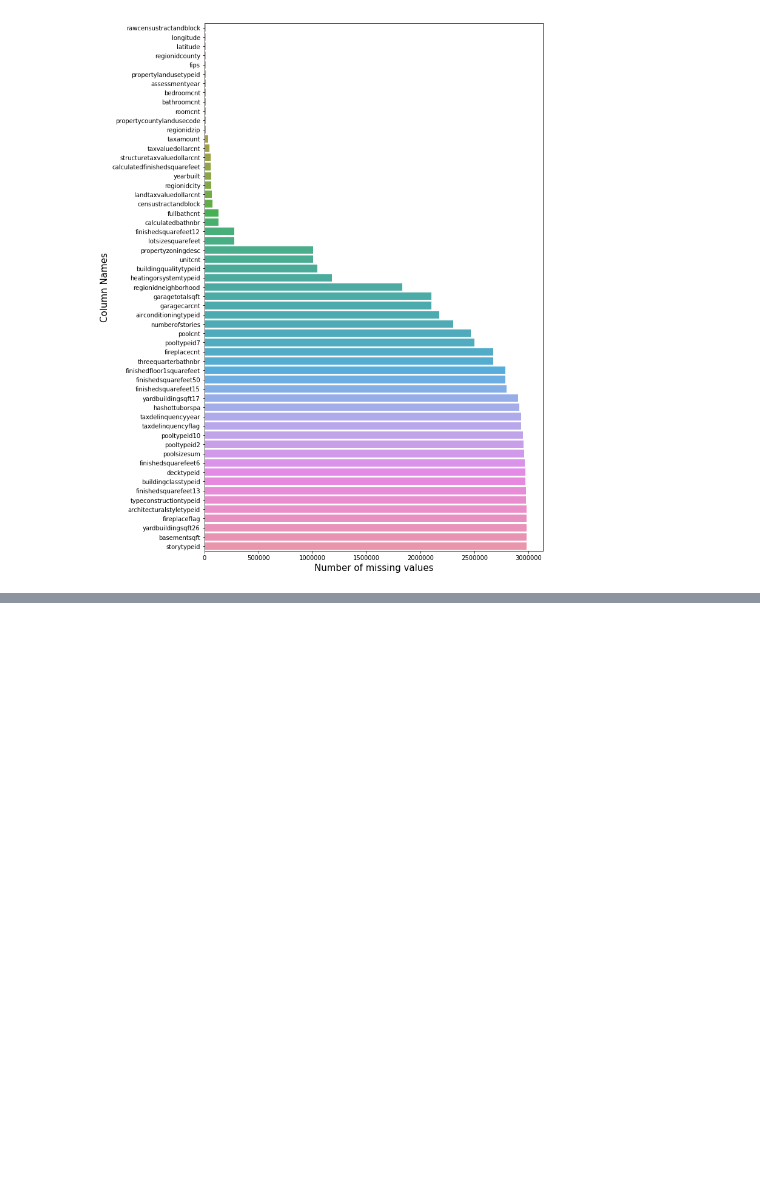
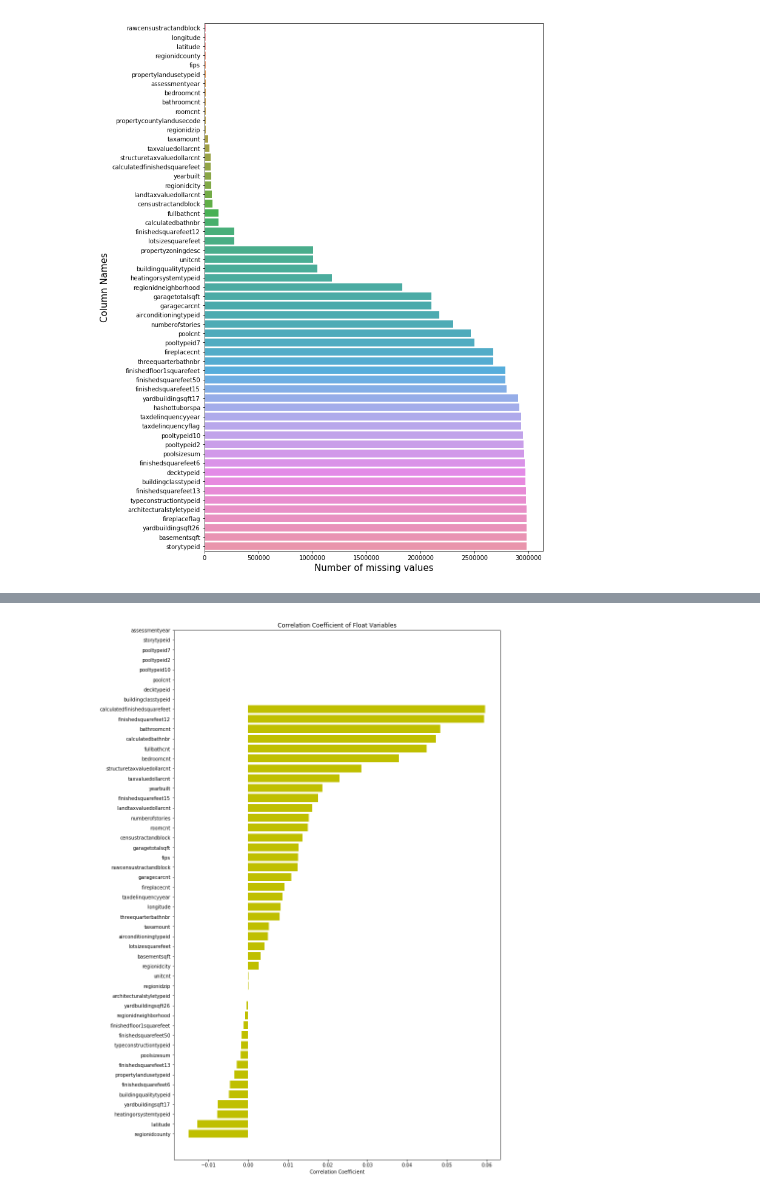
Before and after one commit to gavin-wustl/zestimate_home_value_prediction, a Jupyter notebook: home_value_prediction.ipynb, the cells around one changed output, grey strips where cells are left out. Drawn from its saved outputs; the diff is of its cells as text; code cells hidden in the pictures; blank space fills up the shorter version.

Commit message:
calculatedfinishedsquarefeet

```diff
--- a/home_value_prediction.ipynb
+++ b/home_value_prediction.ipynb
@@ -154,0 +174,5 @@ plt.show()
+# %%
+# joining the two tables together using parcelid
+
+train_df_copy = pd.merge(train_df_copy, prop_df, on='parcelid', how='left')
+train_df_copy.head()
@@ -154,0 +232,32 @@ plt.show()
+# %%
+# impute the missing values with mean, in order to compute the correlation coefficients'
+
+mean_values = train_df_copy.mean()
+train_df_copy_new = train_df_copy.fillna(mean_values)
+train_df_copy.fillna(mean_values, inplace=True)
+
+# calculate correlation coefficient for each of these variables
+x_cols = [col for col in train_df_copy_new.columns if col not in ['logerror'] if train_df_copy_new[col].dtype=='float64']
+x_cols
+
+labels = []
+values = []
+
+for col in x_cols:
+    labels.append(col)
+    values.append(np.corrcoef(train_df_copy_new[col].values, train_df_copy_new['logerror'].values)[0,1])
+
+corr_df = pd.DataFrame({'col_labels': labels, 'corr_values': values})
+corr_df = corr_df.sort_values(by='corr_values')
+
+ind = np.arange(len(labels))
+fig, ax = plt.subplots(figsize=(12,20))
+
+ax.barh(ind, corr_df.corr_values.values, color='y')
+ax.set_yticks(ind)
+ax.set_yticklabels(corr_df.col_labels.values)
+ax.set_xlabel("Correlation Coefficient")
+ax.set_title("Correlation Coefficient of Float Variables")
+plt.show()
+# %% [output]
+[figure, added]
```
Also changed, not shown: parts of 11 cells of this notebook.
